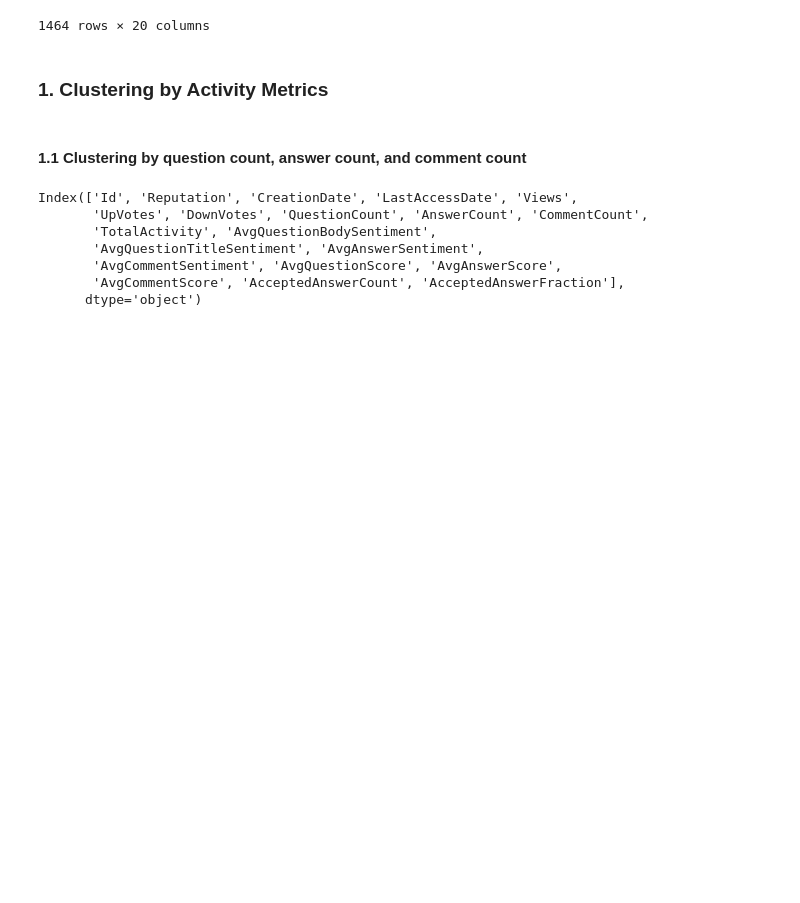
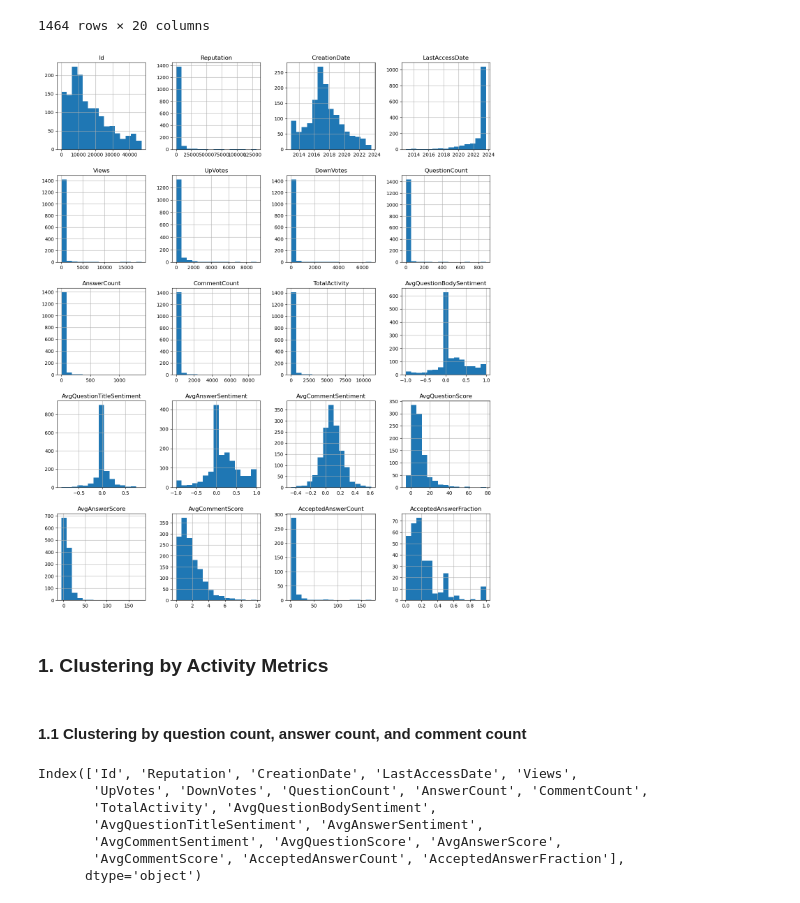
Before and after one commit to pierrehogenhaug/stackexchange_politics, a Jupyter notebook: clustering.ipynb, the cells around one changed output. Cells and saved outputs as stored; diff of their text form; code cells hidden in the pictures; blank space fills up the shorter version.

```diff
--- a/clustering.ipynb
+++ b/clustering.ipynb
@@ -29,3 +27,10 @@ users_with_attributes
 | 38246 | 46665 | 597 | 2023-06-07 21:14:53.120 | 2023-08-17 09:54:23.023 | 3 | 0 | 0 | 2.0 | ... |
 | 38572 | 47010 | 1302 | 2023-07-28 21:03:58.967 | 2023-09-02 21:42:41.943 | 42 | 23 | 0 | 1.0 | ... |
 1464 rows × 20 columns
+# %%
+# Display a histogram of each column in the dataframe
+users_with_attributes.hist(bins=15, figsize=(16, 20))
+
+plt.show()
+# %% [output]
+[figure, added]
```
Also changed, not shown: parts of 48 cells of this notebook, 2 other files.
